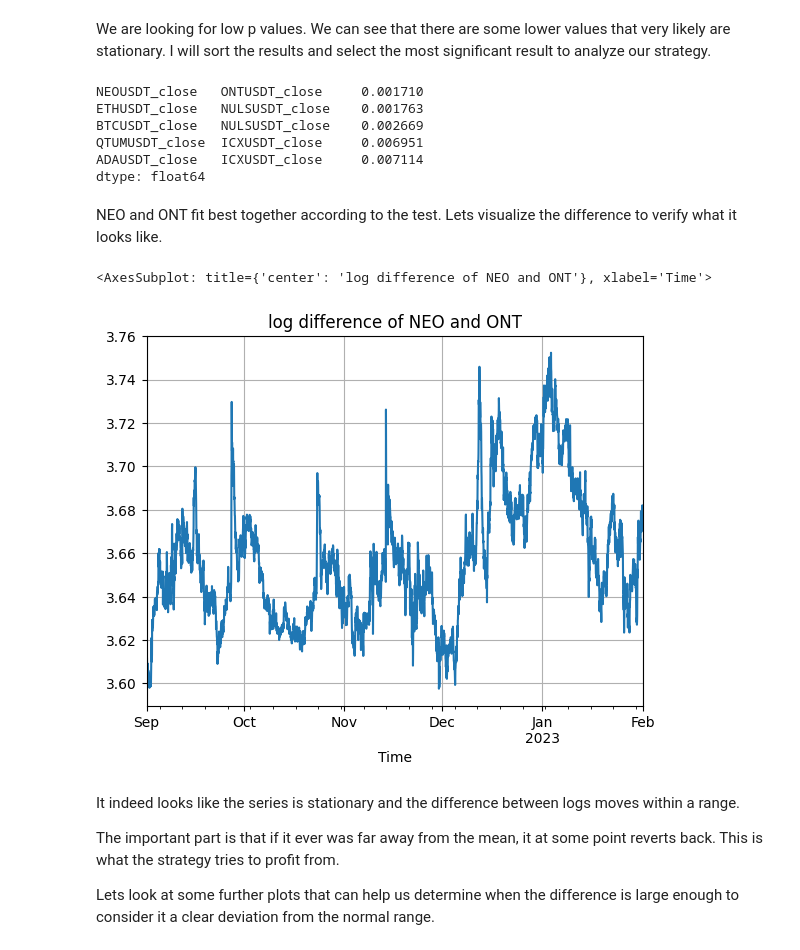
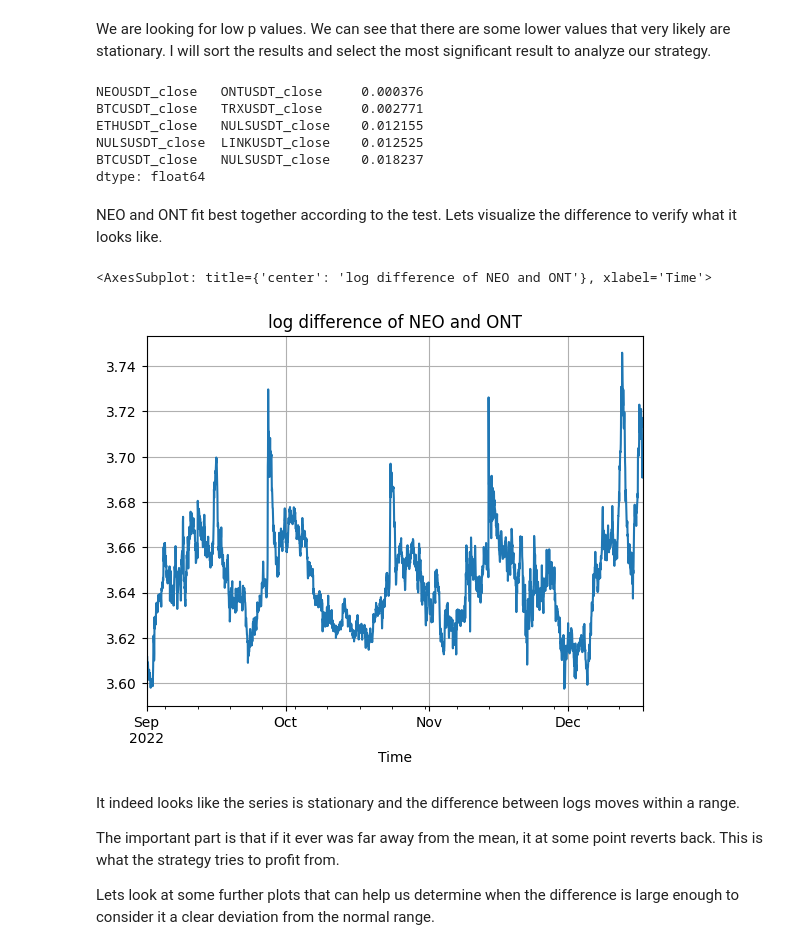
Before and after one commit to danielalavi/crypto_pairs_trading, a Jupyter notebook: Codes/pairs_trading_crypto.ipynb, the cells around one changed output. Cells and saved outputs as stored; diff of their text form; code cells hidden in the pictures.

Commit message:
included train and test
i updated the code to split into a train and test data set. Additionally, I used grid search to find optimal thresholds in terms of maximizing return

```diff
--- a/Codes/pairs_trading_crypto.ipynb
+++ b/Codes/pairs_trading_crypto.ipynb
@@ -171,4 +171,10 @@ def testADF(df):
             sig_mat[i, j] = adfuller(diff)[1]
 
     return sig_mat
+# %%
+# split into train and test
+n = len(df_log)
+
+df_train = df_log.iloc[:round(n * 0.7)]
+df_test = df_log.iloc[round(n * 0.7):]
 # %%
@@ -190,27 +196,27 @@ Text(0.5, 1.0, 'Heatmap of pairwise significance of stationarity between log pri
 We are looking for low p values. We can see that there are some lower values that very likely are stationary. I will sort the results and select the most significant result to analyze our strategy.
 # %%
 df_results = pd.DataFrame(sig_mat,
-                          columns = df.columns,
-                          index = df.columns)
+                          columns = df_train.columns,
+                          index = df_train.columns)
 
 # array contains 0 which we will replace with 5 to not select incorrect pair
 df_results.replace(0, 5).stack().sort_values().head(5)
 # %% [output]
-NEOUSDT_close   ONTUSDT_close     0.001710
-ETHUSDT_close   NULSUSDT_close    0.001763
-BTCUSDT_close   NULSUSDT_close    0.002669
-QTUMUSDT_close  ICXUSDT_close     0.006951
-ADAUSDT_close   ICXUSDT_close     0.007114
+NEOUSDT_close   ONTUSDT_close     0.000376
+BTCUSDT_close   TRXUSDT_close     0.002771
+ETHUSDT_close   NULSUSDT_close    0.012155
+NULSUSDT_close  LINKUSDT_close    0.012525
+BTCUSDT_close   NULSUSDT_close    0.018237
 dtype: float64
 # %% [markdown]
 NEO and ONT fit best together according to the test. Lets visualize the difference to verify what it looks like.
 # %%
 # create pair
-df_pair = df_log.NEOUSDT_close - df_log.ONTUSDT_close
+df_pair = df_train.NEOUSDT_close - df_train.ONTUSDT_close
 df_pair.plot(title = 'log difference of NEO and ONT', grid = True)
 # %% [output]
 <AxesSubplot: title={'center': 'log difference of NEO and ONT'}, xlabel='Time'>
-[figure, old version]
+[figure, new version]
 # %% [markdown]
 It indeed looks like the series is stationary and the difference between logs moves within a range.
 
```
Also changed, not shown: parts of 16 cells of this notebook.
